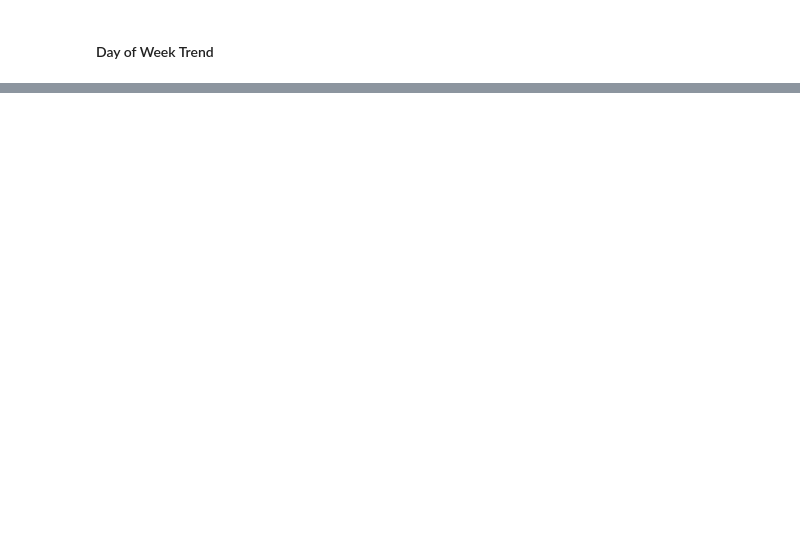
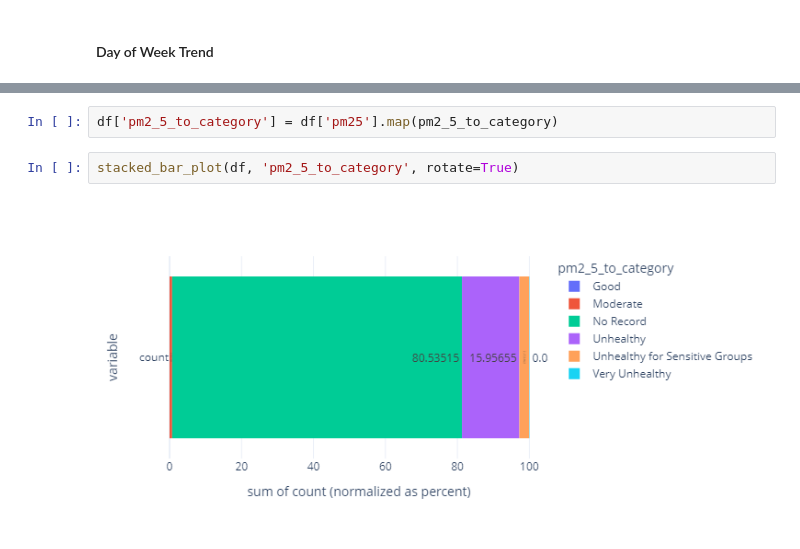
Before and after one commit to Agungvpzz/Air-Quality, a Jupyter notebook: EDA.ipynb, the cells around one changed output, grey strips where cells are left out. Cells and saved outputs as stored; diff of their text form; blank space fills up the shorter version.

```diff
--- a/EDA.ipynb
+++ b/EDA.ipynb
@@ -377,0 +346,6 @@ fig_day_of_week_trend
+# %%
+df['pm2_5_to_category'] = df['pm25'].map(pm2_5_to_category)
+# %%
+stacked_bar_plot(df, 'pm2_5_to_category', rotate=True)
+# %% [output]
+[figure, added]
```
Also changed, not shown: parts of 26 cells of this notebook.
